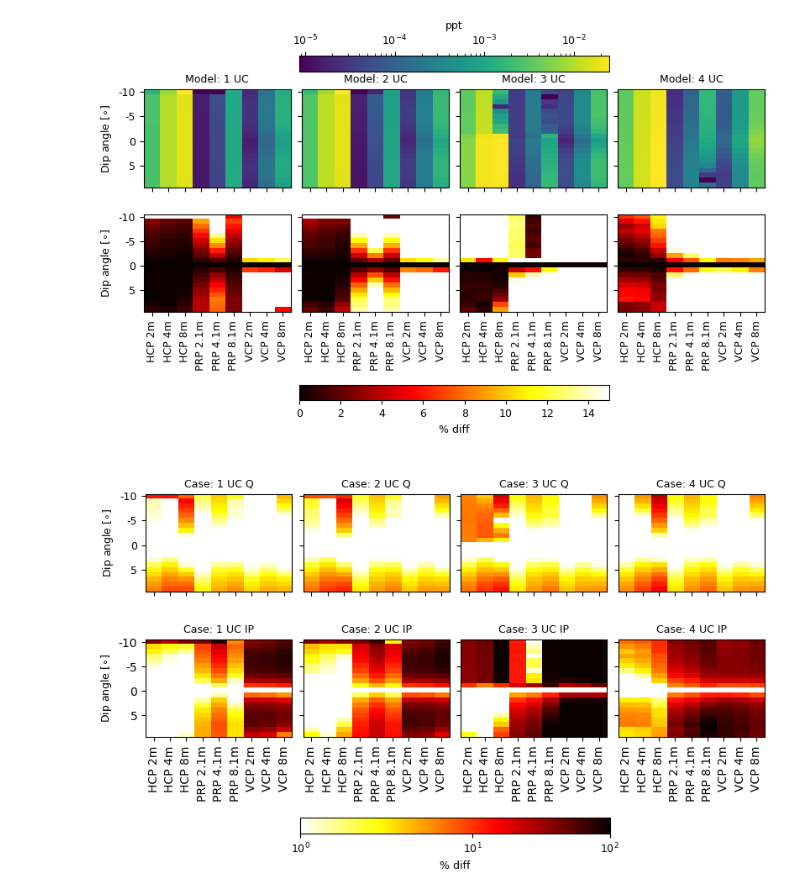
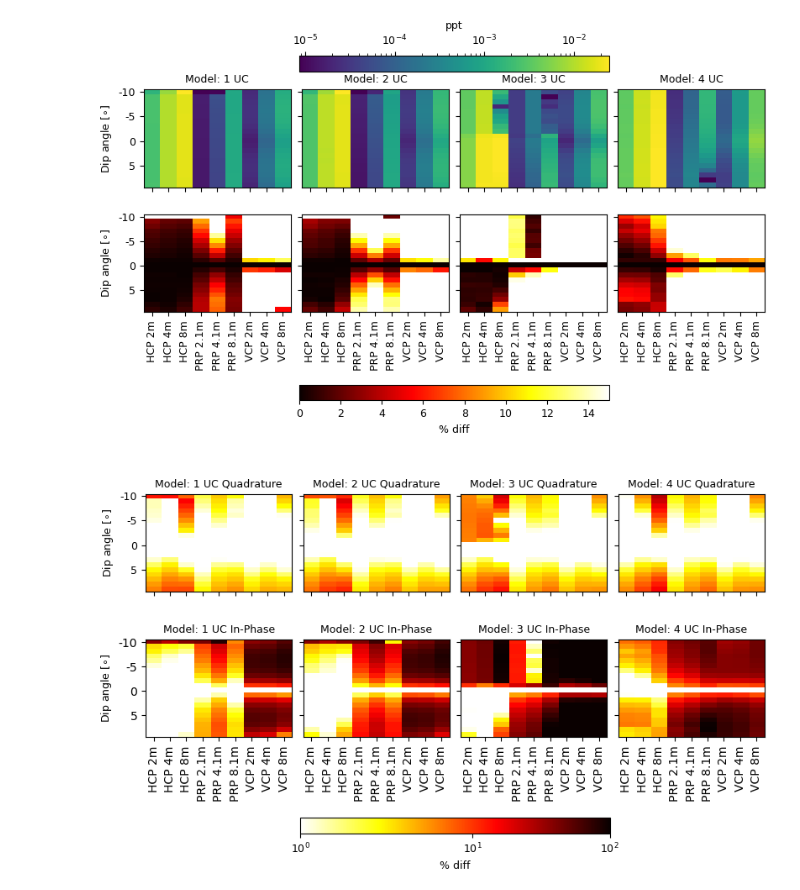
Before and after one commit to mariacarrizo/FDEM_LCI_PWI, a Jupyter notebook: DippingBoundary/DBUC/DipBoundaryUC.ipynb, the cells around one changed output. Drawn from its saved outputs; the diff is of its cells as text; code cells hidden in the pictures.

```diff
--- a/DippingBoundary/DBUC/DipBoundaryUC.ipynb
+++ b/DippingBoundary/DBUC/DipBoundaryUC.ipynb
@@ -116,36 +116,36 @@ ax = axs.ravel()
 cmap='hot_r'
 fs=9
 keys = ['HCP 2m', 'HCP 4m', 'HCP 8m', 'PRP 2.1m', 'PRP 4.1m', 'PRP 8.1m', 'VCP 2m', 'VCP 4m', 'VCP 8m', ]
 
 for i, s in enumerate(sigmas):
     j = i
     c1 = ax[j].imshow(np.abs((data[:,i, :9] - dat_0[:,i,:9])/dat_0[:, i, :9])*100, cmap=cmap, aspect=.3, vmin=1, vmax=100, norm='symlog')
     c2 = ax[j+4].imshow(np.abs((data[:,i, 9:] - dat_0[:,i,9:])/dat_0[:, i, 9:])*100, cmap=cmap, aspect=.3, vmin=1, vmax=100, norm='symlog')
-    ax[j].set_title('Case: ' + str(i+1) +' UC Q', fontsize=fs)
-    ax[j+ 4].set_title('Case: ' + str(i+1) +' UC IP', fontsize=fs)
+    ax[j].set_title('Model: ' + str(i+1) +' UC Quadrature', fontsize=fs)
+    ax[j+ 4].set_title('Model: ' + str(i+1) +' UC In-Phase', fontsize=fs)
 
     ax[j].set_xticks(np.arange(0,9))
     ax[j+4].set_xticklabels(keys, rotation ='vertical')
     ax[j].set_yticks(np.arange(0,20,5))
     ax[j].set_yticklabels(['-10', '-5', '0', '5', ], )
     ax[j].tick_params(labelsize=fs)
     ax[j].tick_params(labelsize=fs)
 
 #cb1 = fig.colorbar(c1, ax=ax, location = 'top', shrink=0.5, pad = 0.01)
 cb2 = fig.colorbar(c2, ax=ax, location = 'bottom', shrink=0.5, pad=0.05)
 
 axs[0,0].set_ylabel('Dip angle [$\circ$]', fontsize=fs)
 axs[1,0].set_ylabel('Dip angle [$\circ$]', fontsize=fs)
 
 cb2.ax.tick_params(labelsize=fs)
 cb2.set_label('% diff', fontsize=fs)
 
 #cb1.ax.tick_params(labelsize=fs)
 #cb1.set_label('ppt', fontsize=fs)
 
 plt.savefig('DippingBoundaryUC.eps', format='eps')
 # %% [output]
-[figure, old version]
+[figure, new version]
 # %%
 difference = np.abs(data*1000 - dat_0*1000)
 percentage =  np.abs(data - dat_0)/np.abs(dat_0)
```
Also changed, not shown: 18 other files.
